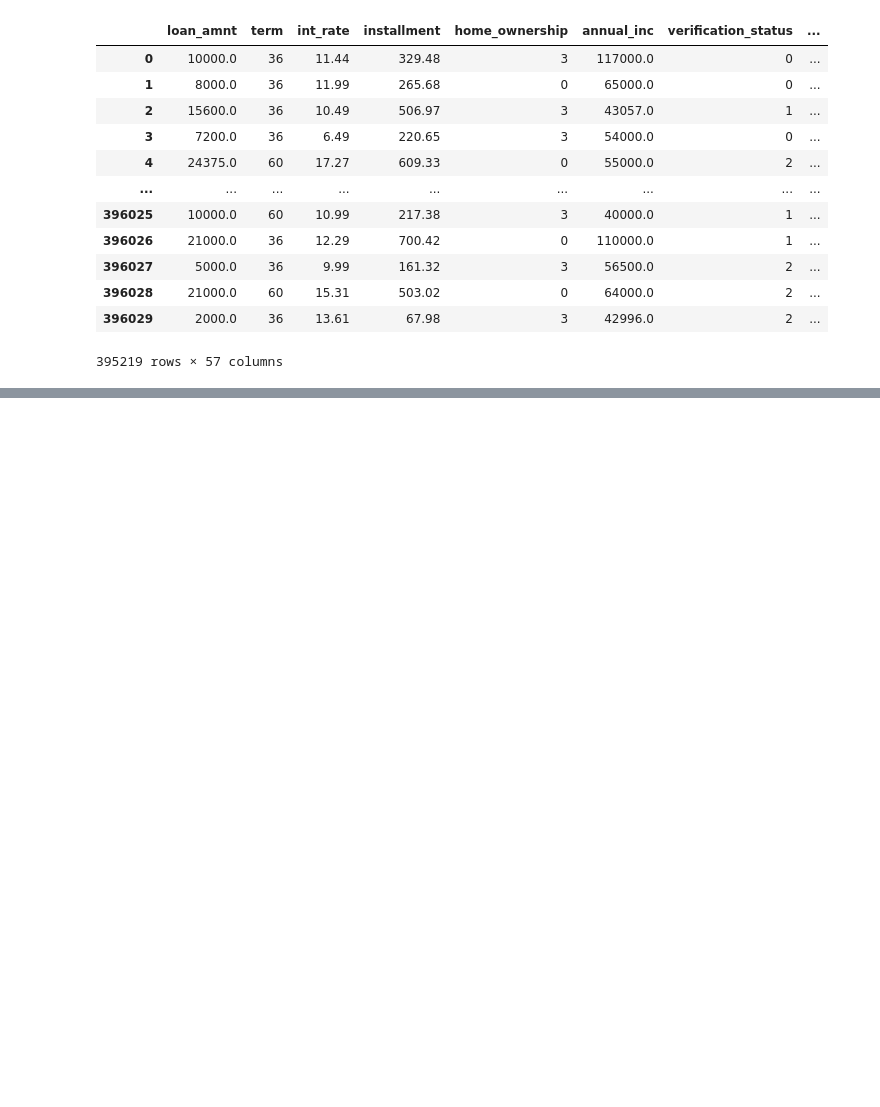
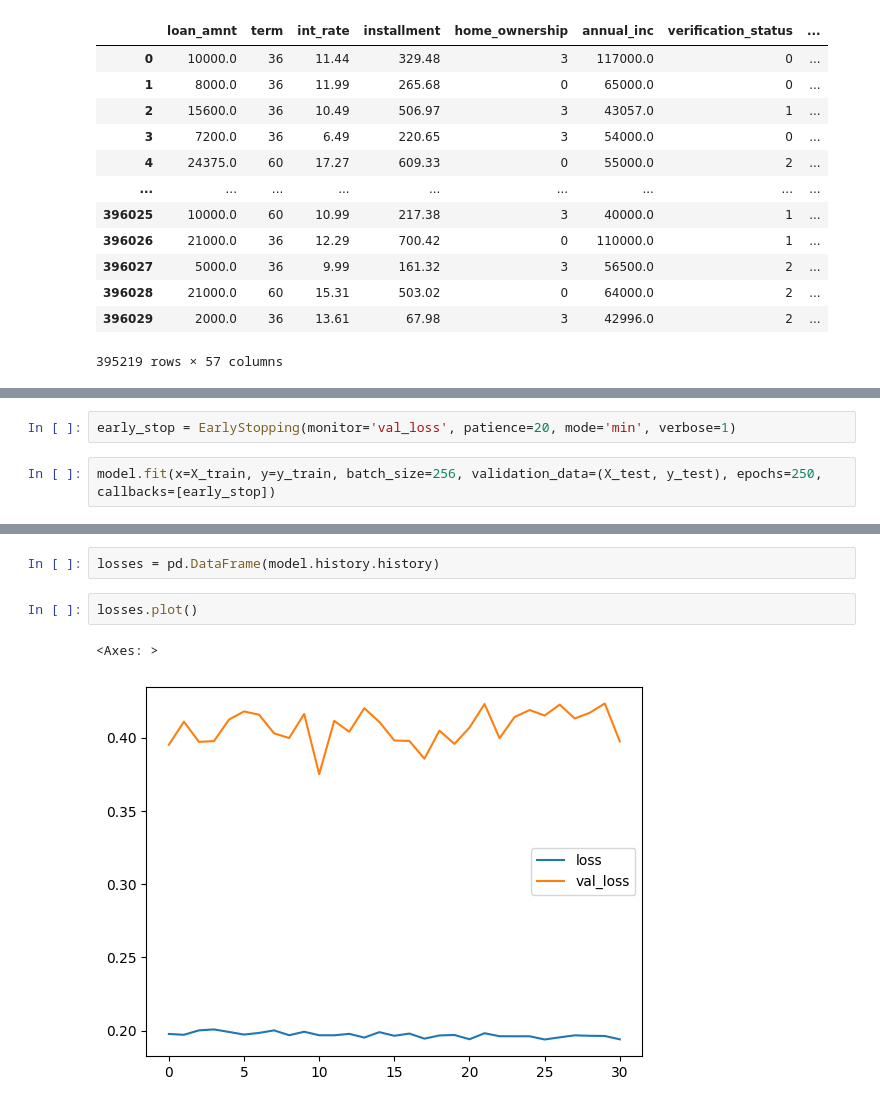
Before and after one commit to anmol438/Keras-Projects, a Jupyter notebook: keras_classification2/keras_classification2.ipynb, the cells around one changed output, grey strips where cells are left out. Drawn from its saved outputs; the diff is of its cells as text; blank space fills up the shorter version.

```diff
--- a/keras_classification2/keras_classification2.ipynb
+++ b/keras_classification2/keras_classification2.ipynb
@@ -880,0 +947,4 @@ data
+# %%
+early_stop = EarlyStopping(monitor='val_loss', patience=20, mode='min', verbose=1)
+# %%
+model.fit(x=X_train, y=y_train, batch_size=256, validation_data=(X_test, y_test), epochs=250, callbacks=[early_stop])
@@ -880,0 +970,7 @@ data
+# %%
+losses = pd.DataFrame(model.history.history)
+# %%
+losses.plot()
+# %% [output]
+<Axes: >
+[figure, added]
```
Also changed, not shown: parts of 41 cells of this notebook.
